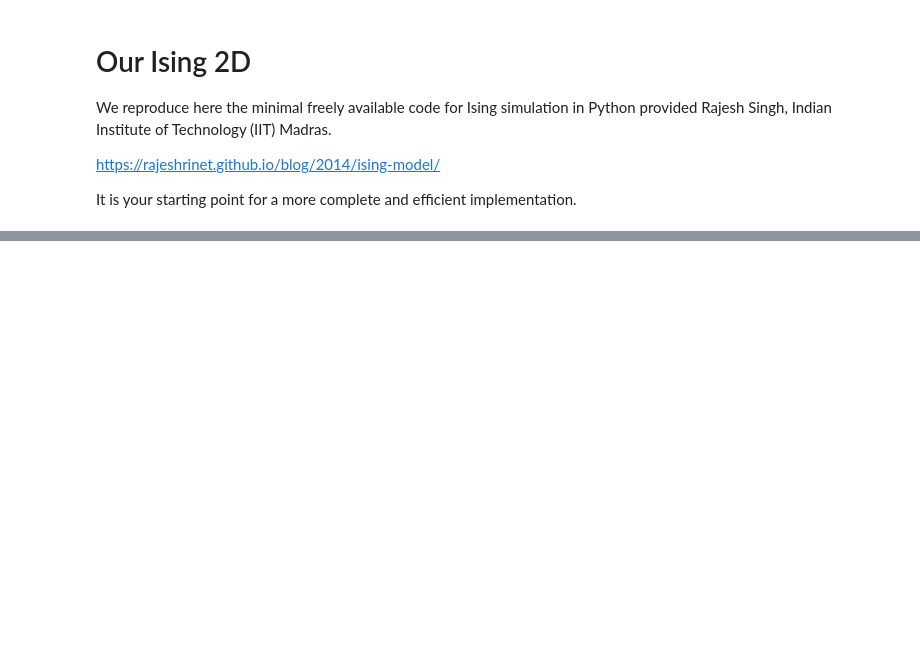
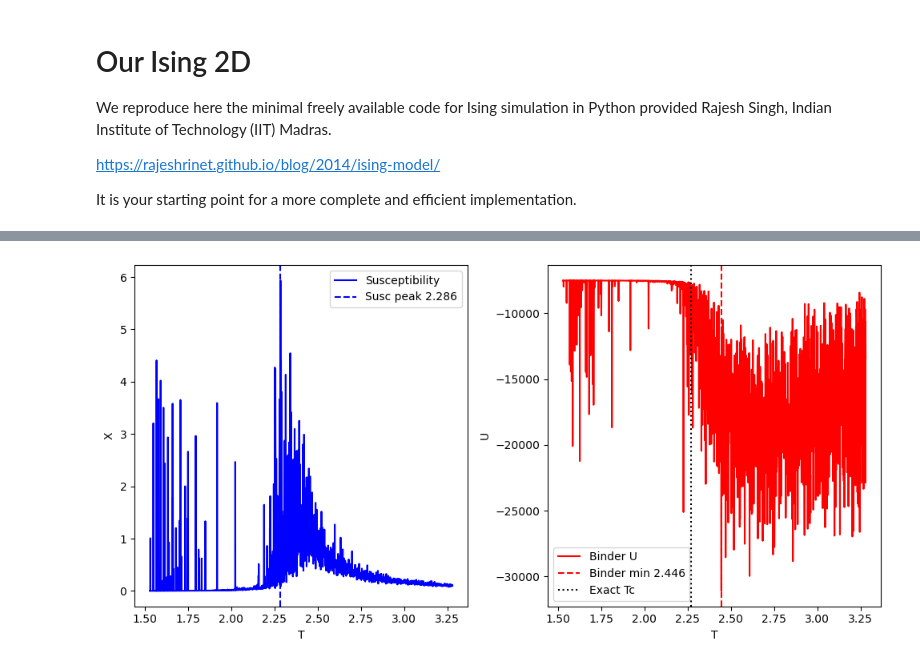
Before and after one commit to maxdombrowe/third-year-lab-ising, a Jupyter notebook: code/ising.ipynb, the cells around one changed output, grey strips where cells are left out. Cells and saved outputs as stored; diff of their text form; code cells hidden in the pictures; blank space fills up the shorter version.

Commit message:
tried using binder cumulant

```diff
--- a/code/ising.ipynb
+++ b/code/ising.ipynb
@@ -163,0 +223,93 @@ print(f"Extracted Gamma: {gamma_fit:.4f}")
+# %%
+import numpy as np
+import matplotlib.pyplot as plt  # For diagnostic plot
+
+# Assuming these are defined: T, nt, N, eqSteps, mcSteps, n1=1.0/mcSteps, n2=n1*n1
+# Arrays: E, M, C, X = np.zeros(nt), etc.
+M2 = np.zeros(nt)
+M4 = np.zeros(nt)
+
+#----------------------------------------------------------------------
+#  MAIN PART OF THE CODE
+#----------------------------------------------------------------------
+for tt in range(nt):
+    E1 = M1 = E2 = M2_total = M4_total = 0
+    config = initialstate(N)
+    iT = 1.0 / T[tt]
+    iT2 = iT * iT
+
+    for i in range(eqSteps):
+        mcmove(config, iT)
+
+    for i in range(mcSteps):
+        mcmove(config, iT)
+        Ene = calcEnergy(config)
+        Mag = calcMag(config)
+
+        E1 += Ene
+        M1 += Mag
+        M2_total += Mag * Mag
+        M4_total += Mag**4
+        E2 += Ene * Ene
+
+    E[tt] = n1 * E1
+    M[tt] = n1 * M1
+    C[tt] = (n1 * E2 - n2 * E1 * E1) * iT2
+    X[tt] = (n1 * M2_total - n2 * M1 * M1) * iT
+
+    M2[tt] = n1 * M2_total
+    M4[tt] = n1 * M4_total
+
+# COMPUTE BINDER & EXTRACT Tc
+U = 1 - M4 / (3 * M2**2)
+
+Tc_binder = T[np.argmin(U)]
+Tc_susc_peak = T[np.argmax(X)]
+
+print(f"Tc from Binder minimum: {Tc_binder:.4f}")
+print(f"Tc from susc peak:     {Tc_susc_peak:.4f}")
+print(f"Exact 2D Ising Tc:     2.2690")
+
+# DIAGNOSTIC PLOT
+plt.figure(figsize=(10, 5))
+plt.subplot(1, 2, 1)
+plt.plot(T, X, 'b-', label='Susceptibility')
+plt.axvline(Tc_susc_peak, color='b', ls='--', label=f'Susc peak {Tc_susc_peak:.3f}')
+plt.xlabel('T')
+plt.ylabel('X')
+plt.legend()
+
+plt.subplot(1, 2, 2)
+plt.plot(T, U, 'r-', label='Binder U')
+plt.axvline(Tc_binder, color='r', ls='--', label=f'Binder min {Tc_binder:.3f}')
+plt.axvline(2.269, color='k', ls=':', label='Exact Tc')
+plt.xlabel('T')
+plt.ylabel('U')
+plt.legend()
+
+plt.tight_layout()
+plt.show()
+
+
+f = plt.figure(figsize=(18, 10)); # plot the calculated values
+
+sp =  f.add_subplot(2, 2, 1 );
+plt.scatter(T, E, s=50, marker='o', color='IndianRed')
+plt.xlabel("Temperature (T)", fontsize=20);
+plt.ylabel("Energy ", fontsize=20);         plt.axis('tight');
+
+sp =  f.add_subplot(2, 2, 2 );
+plt.scatter(T, abs(M), s=50, marker='o', color='RoyalBlue')
+plt.xlabel("Temperature (T)", fontsize=20);
+plt.ylabel("Magnetisation ", fontsize=20);   plt.axis('tight');
+
+sp =  f.add_subplot(2, 2, 3 );
+plt.scatter(T, C, s=50, marker='o', color='IndianRed')
+plt.xlabel("Temperature (T)", fontsize=20);
+plt.ylabel("Specific Heat ", fontsize=20);   plt.axis('tight');
+
+sp =  f.add_subplot(2, 2, 4 );
+plt.scatter(T, X, s=50, marker='o', color='RoyalBlue')
+plt.xlabel("Temperature (T)", fontsize=20);
+plt.ylabel("Magnetic Susceptibility", fontsize=20);   plt.axis('tight');
+# %% [output]
@@ -163,0 +319 @@ print(f"Extracted Gamma: {gamma_fit:.4f}")
+[figure, added]
```
Also changed, not shown: parts of 9 cells of this notebook, 2 other files.
